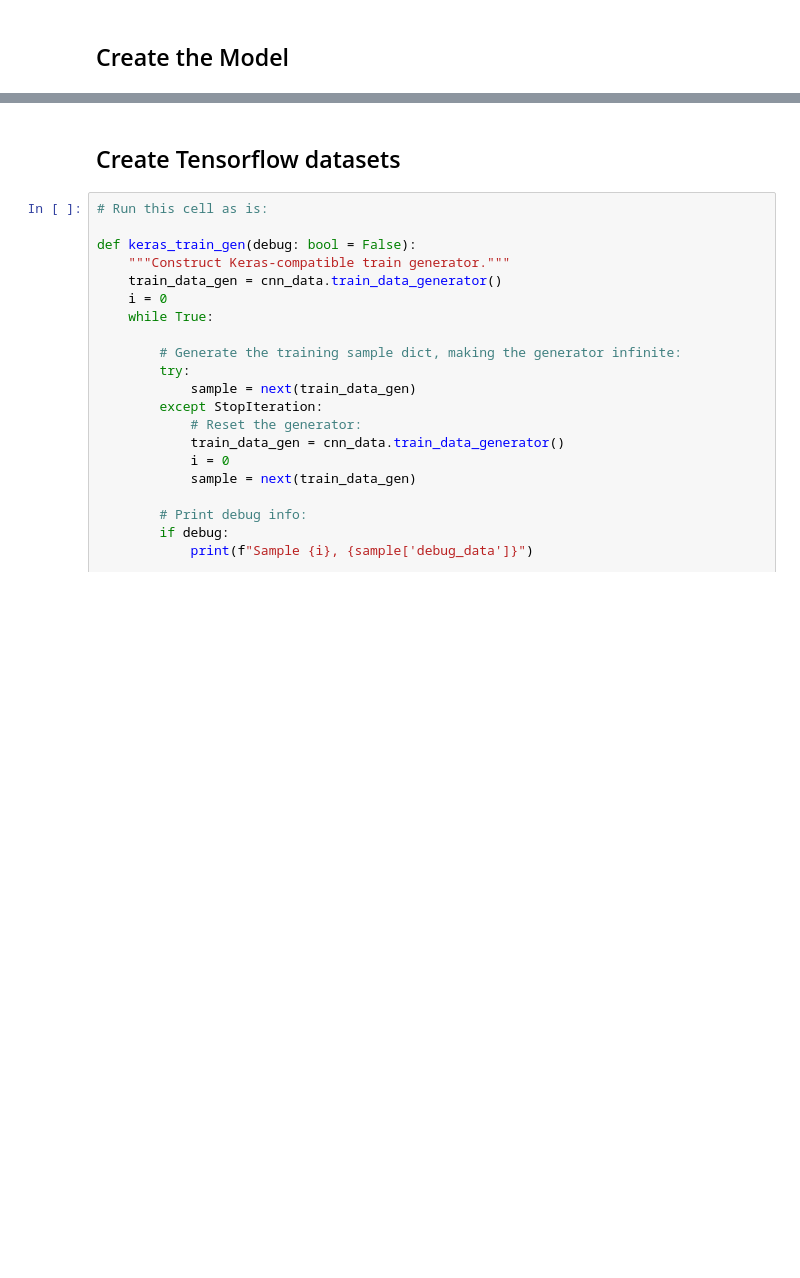
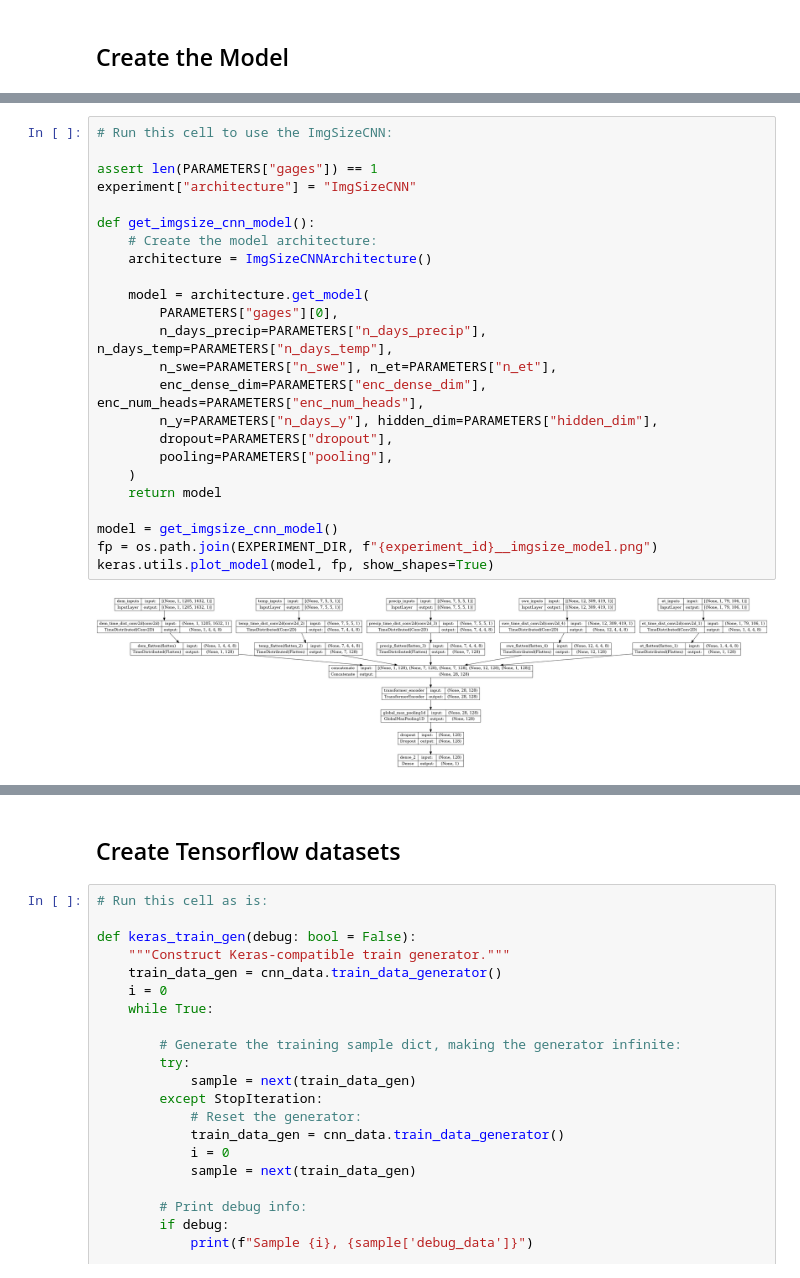
Before and after one commit to MIDS-capstone-fate-of-snow/discharge-estimation, a Jupyter notebook: models/Experiment Notebook.ipynb, the cells around one changed output, grey strips where cells are left out. Saved outputs shown, nothing was run; the diff lists cells and outputs as text; blank space fills up the shorter version.

Commit message:
experiment notebook

```diff
--- a/models/Experiment Notebook.ipynb
+++ b/models/Experiment Notebook.ipynb
@@ -223,0 +242,26 @@ keras.utils.plot_model(model, "conv_resize_model.png", show_shapes=True)
+# %%
+# Run this cell to use the ImgSizeCNN:
+
+assert len(PARAMETERS["gages"]) == 1
+experiment["architecture"] = "ImgSizeCNN"
+
+def get_imgsize_cnn_model():
+    # Create the model architecture:
+    architecture = ImgSizeCNNArchitecture()
+
+    model = architecture.get_model(
+        PARAMETERS["gages"][0],
+        n_days_precip=PARAMETERS["n_days_precip"], n_days_temp=PARAMETERS["n_days_temp"],
+        n_swe=PARAMETERS["n_swe"], n_et=PARAMETERS["n_et"],
+        enc_dense_dim=PARAMETERS["enc_dense_dim"], enc_num_heads=PARAMETERS["enc_num_heads"],
+        n_y=PARAMETERS["n_days_y"], hidden_dim=PARAMETERS["hidden_dim"],
+        dropout=PARAMETERS["dropout"],
+        pooling=PARAMETERS["pooling"],
+    )
+    return model
+
+model = get_imgsize_cnn_model()
+fp = os.path.join(EXPERIMENT_DIR, f"{experiment_id}__imgsize_model.png")
+keras.utils.plot_model(model, fp, show_shapes=True)
+# %% [output]
+[figure, added]
```
Also changed, not shown: parts of 20 cells of this notebook.
